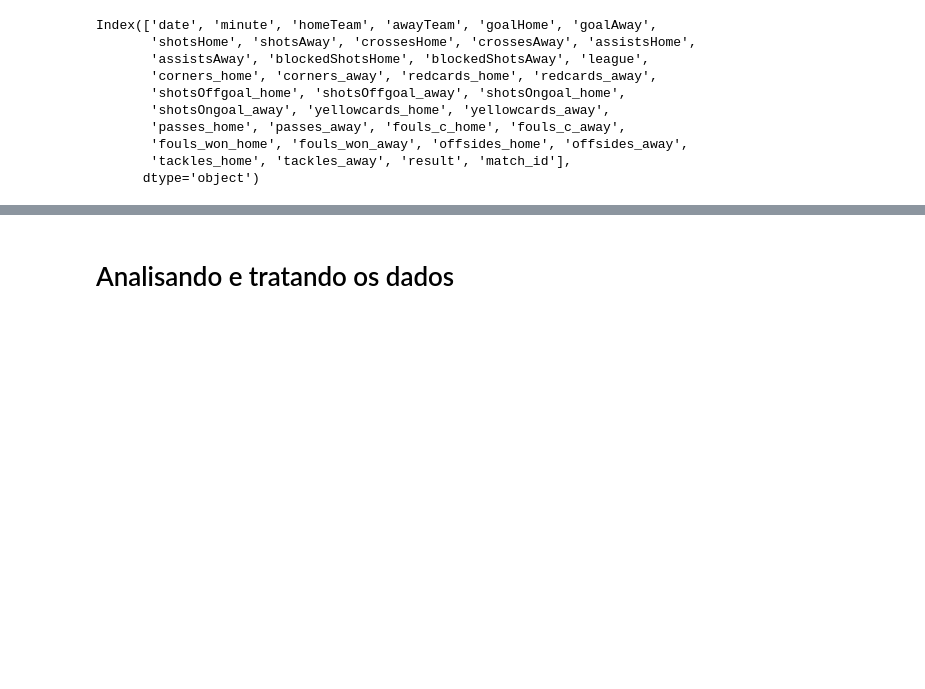
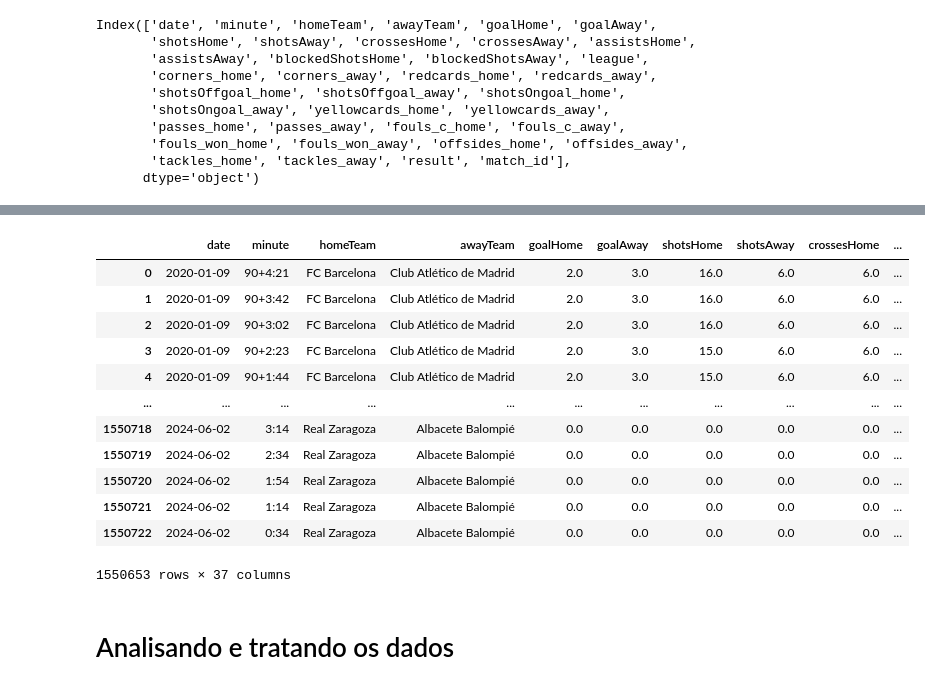
Before and after one commit to nathancarlos22/eo-fut-live, a Jupyter notebook: src/balanceando e tratando.ipynb, the cells around one changed output, grey strips where cells are left out. Drawn from its saved outputs; the diff is of its cells as text; code cells hidden in the pictures; blank space fills up the shorter version.

```diff
--- a/src/balanceando e tratando.ipynb
+++ b/src/balanceando e tratando.ipynb
@@ -54,3 +54,19 @@ Os dados vão de 2020-01-08 00:00:00 até 2023-12-27 00:00:00
+# %%
+df05ht.drop_duplicates(subset=df05ht.columns.difference(['match_id']), keep='last')
+# %% [output]
+|  | date | minute | homeTeam | awayTeam | goalHome | goalAway | shotsHome | shotsAway | crossesHome | ... |
+| 0 | 2020-01-09 | 90+4:21 | FC Barcelona | Club Atlético de Madrid | 2.0 | 3.0 | 16.0 | 6.0 | 6.0 | ... |
+| 1 | 2020-01-09 | 90+3:42 | FC Barcelona | Club Atlético de Madrid | 2.0 | 3.0 | 16.0 | 6.0 | 6.0 | ... |
+| 2 | 2020-01-09 | 90+3:02 | FC Barcelona | Club Atlético de Madrid | 2.0 | 3.0 | 16.0 | 6.0 | 6.0 | ... |
+| 3 | 2020-01-09 | 90+2:23 | FC Barcelona | Club Atlético de Madrid | 2.0 | 3.0 | 15.0 | 6.0 | 6.0 | ... |
+| 4 | 2020-01-09 | 90+1:44 | FC Barcelona | Club Atlético de Madrid | 2.0 | 3.0 | 15.0 | 6.0 | 6.0 | ... |
+| ... | ... | ... | ... | ... | ... | ... | ... | ... | ... | ... |
+| 1550718 | 2024-06-02 | 3:14 | Real Zaragoza | Albacete Balompié | 0.0 | 0.0 | 0.0 | 0.0 | 0.0 | ... |
+| 1550719 | 2024-06-02 | 2:34 | Real Zaragoza | Albacete Balompié | 0.0 | 0.0 | 0.0 | 0.0 | 0.0 | ... |
+| 1550720 | 2024-06-02 | 1:54 | Real Zaragoza | Albacete Balompié | 0.0 | 0.0 | 0.0 | 0.0 | 0.0 | ... |
+| 1550721 | 2024-06-02 | 1:14 | Real Zaragoza | Albacete Balompié | 0.0 | 0.0 | 0.0 | 0.0 | 0.0 | ... |
+| 1550722 | 2024-06-02 | 0:34 | Real Zaragoza | Albacete Balompié | 0.0 | 0.0 | 0.0 | 0.0 | 0.0 | ... |
+1550653 rows × 37 columns
 # %% [markdown]
 # Analisando e tratando os dados
 # %% [markdown]
```
Also changed, not shown: parts of 24 cells of this notebook, 6 other files.
